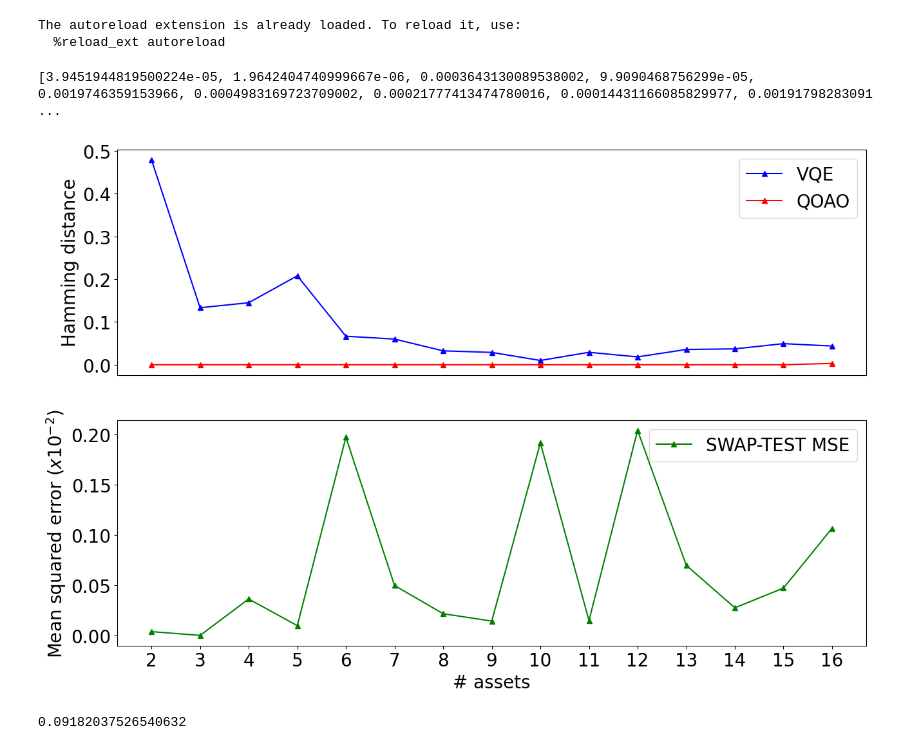
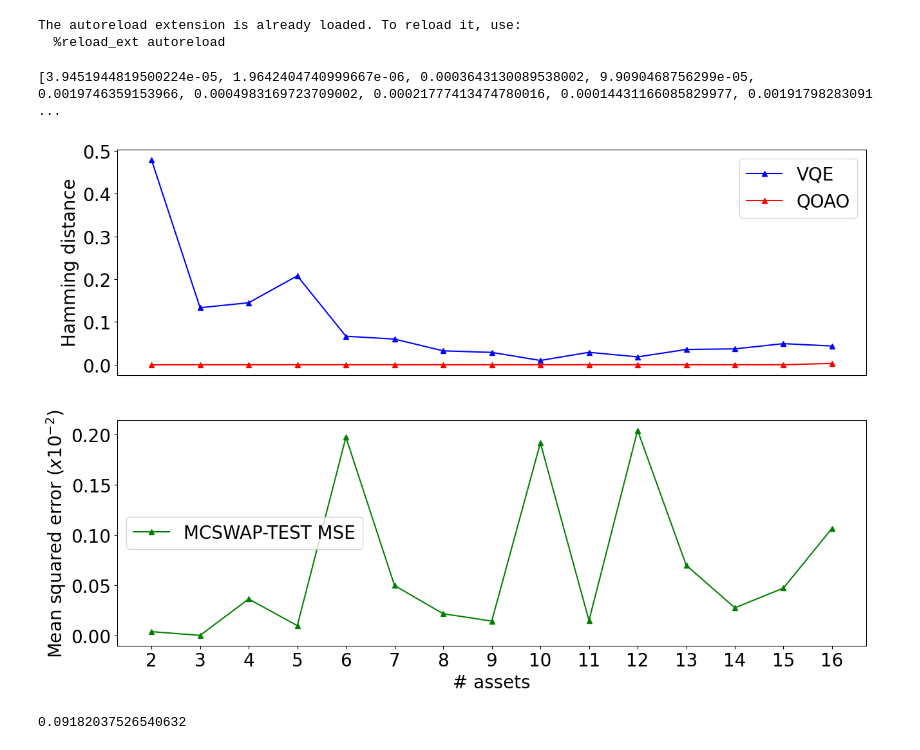
Before and after one commit to tulliavu/QPO, a Jupyter notebook: plot.ipynb, the cells around one changed output. Drawn from its saved outputs; the diff is of its cells as text; code cells hidden in the pictures.

Commit message:
Update figure

```diff
--- a/plot.ipynb
+++ b/plot.ipynb
@@ -27,36 +27,36 @@ for i in num_assets:
     accum_error_qoaos.append(np.nanmean(accum_error_qoao))
     accum_error_qoaos_std.append(np.nanstd(accum_error_qoao))
 
     result = pd.read_csv(f'./compare/compare_{i}.csv')
     accum_error_qpo = []
     for j in range(0, len(result)):
         accum_error_qpo.append(abs(result['numpy'][i] - result['qpo'][i]))
     accum_error_qpos.append(np.nanmean(accum_error_qpo))
     accum_error_qpo_std.append(np.nanstd(accum_error_qpo))
 #plt.fill_between(num_assets, np.array(accum_error_vqes) - np.array(accum_error_vqes_std), np.array(accum_error_vqes) + np.array(accum_error_vqes_std), alpha=0.2)
 # plot with mean and std for me
 ax[0].plot(num_assets, accum_error_vqes, color = 'blue', marker = '^', label = 'VQE')
 #plt.fill_between(num_assets, np.array(accum_error_qoaos) - np.array(accum_error_qoaos_std), np.array(accum_error_qoaos) + np.array(accum_error_qoaos_std), alpha=0.2)
 ax[0].plot(num_assets, accum_error_qoaos, color = 'red', marker = '^', label = 'QOAO')
 ax[0].set_ylabel('Hamming distance')
-ax[1].plot(num_assets, 10**2*np.array(accum_error_qpos), marker = '^', color = 'green', label = 'SWAP-TEST MSE')
+ax[1].plot(num_assets, 10**2*np.array(accum_error_qpos), marker = '^', color = 'green', label = 'MCSWAP-TEST MSE')
 #ax[1].plot(num_assets, [float(accum_error_vqes[i-2]/i) for i in num_assets], marker = '^', color = 'blue', label = 'VQE Distance per asset')
 #ax[1].plot(num_assets, [float(accum_error_qoao[i-2]/i) for i in num_assets], marker = '^', color = 'red', label = 'QOAO Distance per asset')
 # clear the axis x of x[0]
 ax[0].legend()
 plt.legend()
 # plot a right y axis for me
 #ax[0].twinx()
 ax[0].set_xticks([])
 ax[1].set_ylabel("Hamming distance per asset")
 ax[1].set_xticks(range(2, 17))
 ax[1].set_xlabel('# assets')
 plt.ylabel('Mean squared error $(x 10^{-2})$')
-plt.savefig('hamming_distance.pdf', format='pdf', dpi=300, bbox_inches='tight')
+plt.savefig('hamming_distance.svg', format='svg', dpi=300, bbox_inches='tight')
 print(accum_error_qpos)
 # %% [output]
 [3.9451944819500224e-05, 1.9642404740999667e-06, 0.0003643130089538002, 9.9090468756299e-05, 0.0019746359153966, 0.0004983169723709002, 0.00021777413474780016, 0.00014431166085829977, 0.00191798283091 ...
-[figure, old version]
+[figure, new version]
 # %%
 np.mean(accum_error_vqes)
 # %% [output]
```
Also changed, not shown: 4 other files.
